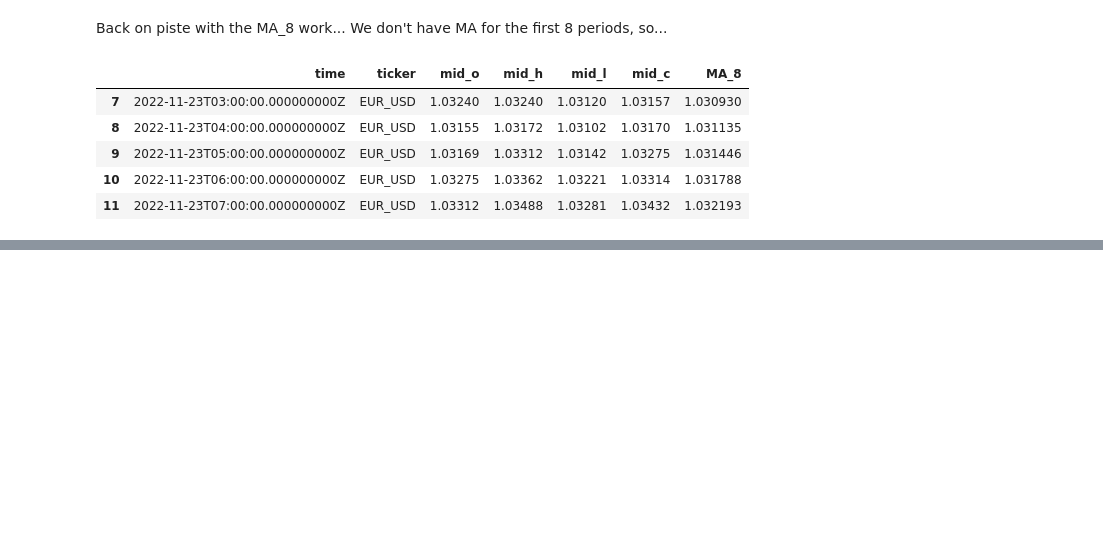
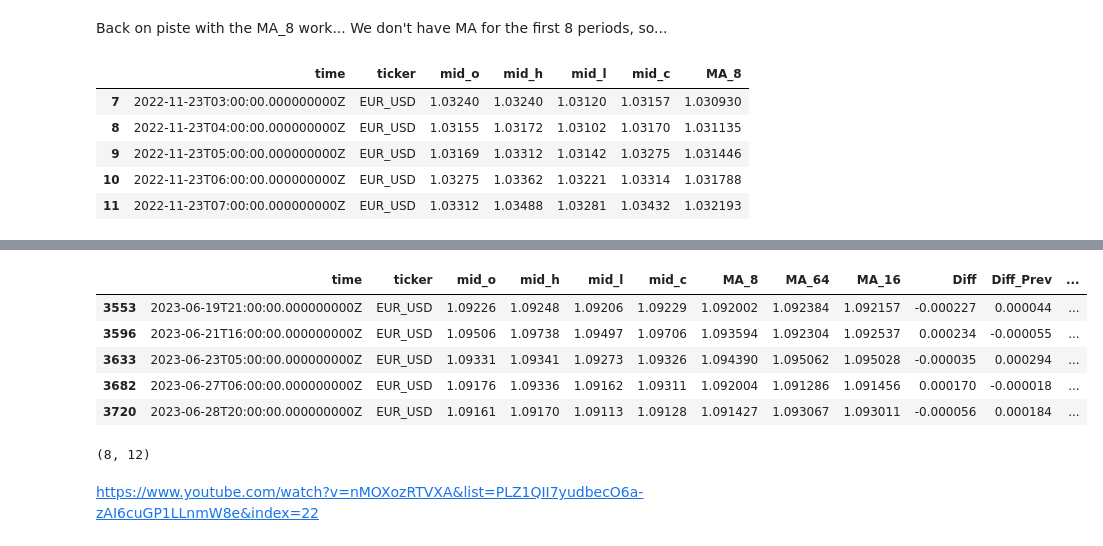
Before and after one commit to jjjjltd/OANDA-Bluefever, a Jupyter notebook: candle_plot_ma1.ipynb, the cells around one changed output, grey strips where cells are left out. Drawn from its saved outputs; the diff is of its cells as text; code cells hidden in the pictures; blank space fills up the shorter version.

```diff
--- a/candle_plot_ma1.ipynb
+++ b/candle_plot_ma1.ipynb
@@ -146,0 +134,2 @@ Name: MA_64, Length: 500, dtype: float64
+# %%
+df_ma["Diff_Prev"] = df_ma.Diff.shift(1)
@@ -146,0 +145,24 @@ Name: MA_64, Length: 500, dtype: float64
+# %%
+def is_trade(row):
+    if row.Diff >= 0 and row.Diff_Prev < 0:
+        return True
+    if row.Diff <= 0 and row.Diff_Prev > 0:
+        return True
+    return False
+# %%
+df_ma["IS_TRADE"] = df_ma.apply(is_trade, axis=1)
+# %%
+df_trades = df_ma[df_ma.IS_TRADE==True].copy()
+# %%
+df_trades.head()
+# %% [output]
+|  | time | ticker | mid_o | mid_h | mid_l | mid_c | MA_8 | MA_64 | MA_16 | Diff | Diff_Prev | ... |
+| 3553 | 2023-06-19T21:00:00.000000000Z | EUR_USD | 1.09226 | 1.09248 | 1.09206 | 1.09229 | 1.092002 | 1.092384 | 1.092157 | -0.000227 | 0.000044 | ... |
+| 3596 | 2023-06-21T16:00:00.000000000Z | EUR_USD | 1.09506 | 1.09738 | 1.09497 | 1.09706 | 1.093594 | 1.092304 | 1.092537 | 0.000234 | -0.000055 | ... |
+| 3633 | 2023-06-23T05:00:00.000000000Z | EUR_USD | 1.09331 | 1.09341 | 1.09273 | 1.09326 | 1.094390 | 1.095062 | 1.095028 | -0.000035 | 0.000294 | ... |
+| 3682 | 2023-06-27T06:00:00.000000000Z | EUR_USD | 1.09176 | 1.09336 | 1.09162 | 1.09311 | 1.092004 | 1.091286 | 1.091456 | 0.000170 | -0.000018 | ... |
+| 3720 | 2023-06-28T20:00:00.000000000Z | EUR_USD | 1.09161 | 1.09170 | 1.09113 | 1.09128 | 1.091427 | 1.093067 | 1.093011 | -0.000056 | 0.000184 | ... |
+# %%
+df_trades.shape
+# %% [output]
+(8, 12)
@@ -146,0 +171,2 @@ Name: MA_64, Length: 500, dtype: float64
+# %% [markdown]
+https://www.youtube.com/watch?v=nMOXozRTVXA&list=PLZ1QII7yudbecO6a-zAI6cuGP1LLnmW8e&index=22
```
Also changed, not shown: parts of 10 cells of this notebook, 2 other files.
